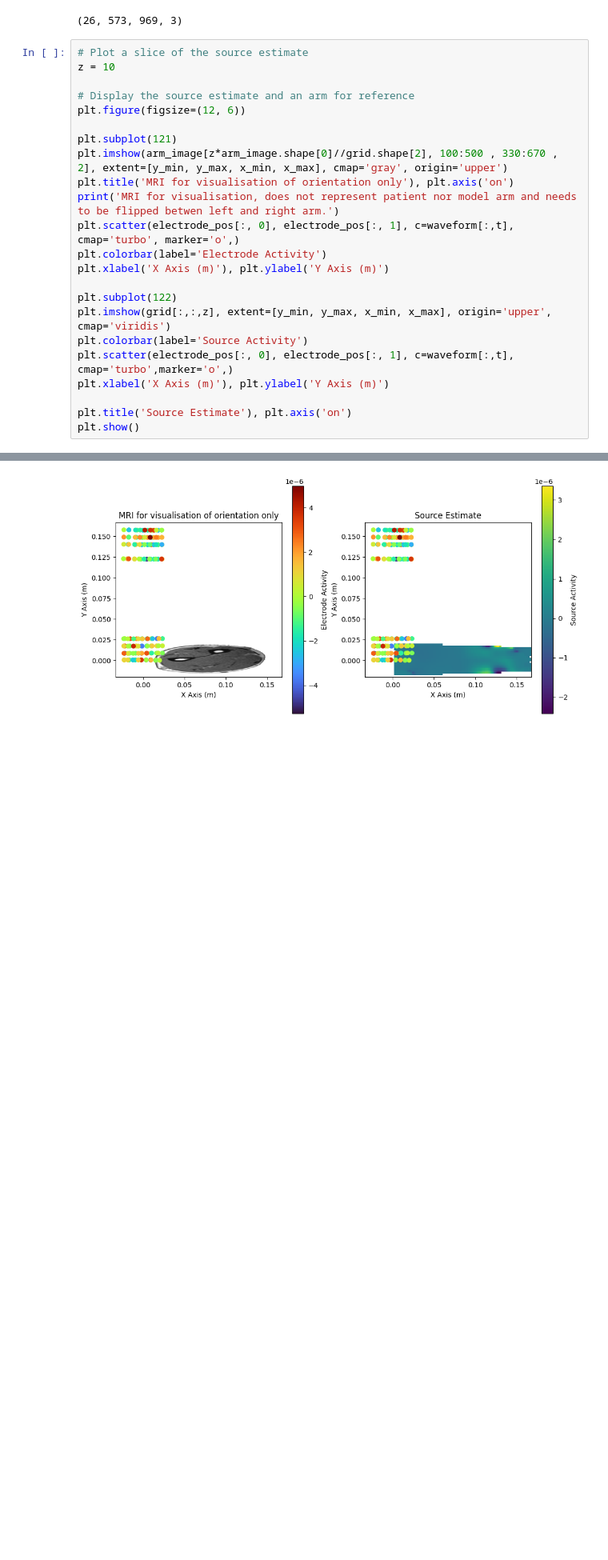
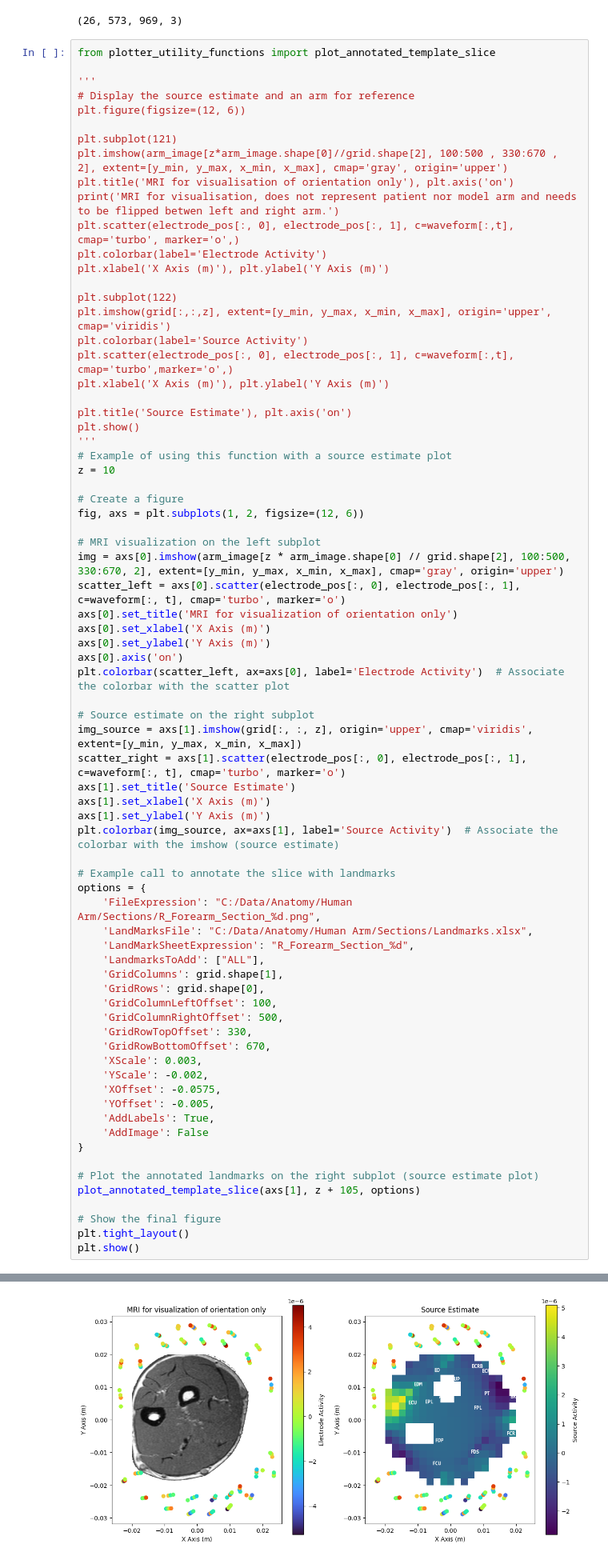
Before and after one commit to Spokhim/CMU_EMGSL, a Jupyter notebook: EMG_pipeline.ipynb, the cells around one changed output, grey strips where cells are left out. Shown at 80% size. Cells and saved outputs as stored; diff of their text form; blank space fills up the shorter version.

```diff
--- a/EMG_pipeline.ipynb
+++ b/EMG_pipeline.ipynb
@@ -355,9 +358,9 @@ arm_image.shape
 # %% [output]
 (26, 573, 969, 3)
 # %%
-# Plot a slice of the source estimate
-z = 10
+from plotter_utility_functions import plot_annotated_template_slice
 
+'''
 # Display the source estimate and an arm for reference
 plt.figure(figsize=(12, 6))
 
@@ -377,4 +380,54 @@ plt.xlabel('X Axis (m)'), plt.ylabel('Y Axis (m)')
 
 plt.title('Source Estimate'), plt.axis('on')
 plt.show()
+'''
+# Example of using this function with a source estimate plot
+z = 10
+
+# Create a figure
+fig, axs = plt.subplots(1, 2, figsize=(12, 6))
+
+# MRI visualization on the left subplot
+img = axs[0].imshow(arm_image[z * arm_image.shape[0] // grid.shape[2], 100:500, 330:670, 2], extent=[y_min, y_max, x_min, x_max], cmap='gray', origin='upper')
+scatter_left = axs[0].scatter(electrode_pos[:, 0], electrode_pos[:, 1], c=waveform[:, t], cmap='turbo', marker='o')
+axs[0].set_title('MRI for visualization of orientation only')
+axs[0].set_xlabel('X Axis (m)')
+axs[0].set_ylabel('Y Axis (m)')
+axs[0].axis('on')
+plt.colorbar(scatter_left, ax=axs[0], label='Electrode Activity')  # Associate the colorbar with the scatter plot
+
+# Source estimate on the right subplot
+img_source = axs[1].imshow(grid[:, :, z], origin='upper', cmap='viridis', extent=[y_min, y_max, x_min, x_max])
+scatter_right = axs[1].scatter(electrode_pos[:, 0], electrode_pos[:, 1], c=waveform[:, t], cmap='turbo', marker='o')
+axs[1].set_title('Source Estimate')
+axs[1].set_xlabel('X Axis (m)')
+axs[1].set_ylabel('Y Axis (m)')
+plt.colorbar(img_source, ax=axs[1], label='Source Activity')  # Associate the colorbar with the imshow (source estimate)
+
+# Example call to annotate the slice with landmarks
+options = {
+    'FileExpression': "C:/Data/Anatomy/Human Arm/Sections/R_Forearm_Section_%d.png",
+    'LandMarksFile': "C:/Data/Anatomy/Human Arm/Sections/Landmarks.xlsx",
+    'LandMarkSheetExpression': "R_Forearm_Section_%d",
+    'LandmarksToAdd': ["ALL"],
+    'GridColumns': grid.shape[1],
+    'GridRows': grid.shape[0],
+    'GridColumnLeftOffset': 100,
+    'GridColumnRightOffset': 500,
+    'GridRowTopOffset': 330,
+    'GridRowBottomOffset': 670,
+    'XScale': 0.003,
+    'YScale': -0.002,
+    'XOffset': -0.0575,
+    'YOffset': -0.005,
+    'AddLabels': True,
+    'AddImage': False
+}
+
+# Plot the annotated landmarks on the right subplot (source estimate plot)
+plot_annotated_template_slice(axs[1], z + 105, options)
+
+# Show the final figure
+plt.tight_layout()
+plt.show()
 # %% [output]
@@ -382,4 +449,4 @@ MRI for visualisation and does not represent patient nor model arm
-[figure, old version]
+[figure, new version]
 # %%
 # Plot all the slices
 # This is hard to use when there are too many slices!  May need to change the matplotlib viewer if too many slices
```
Also changed, not shown: parts of 8 cells of this notebook, 4 other files.
